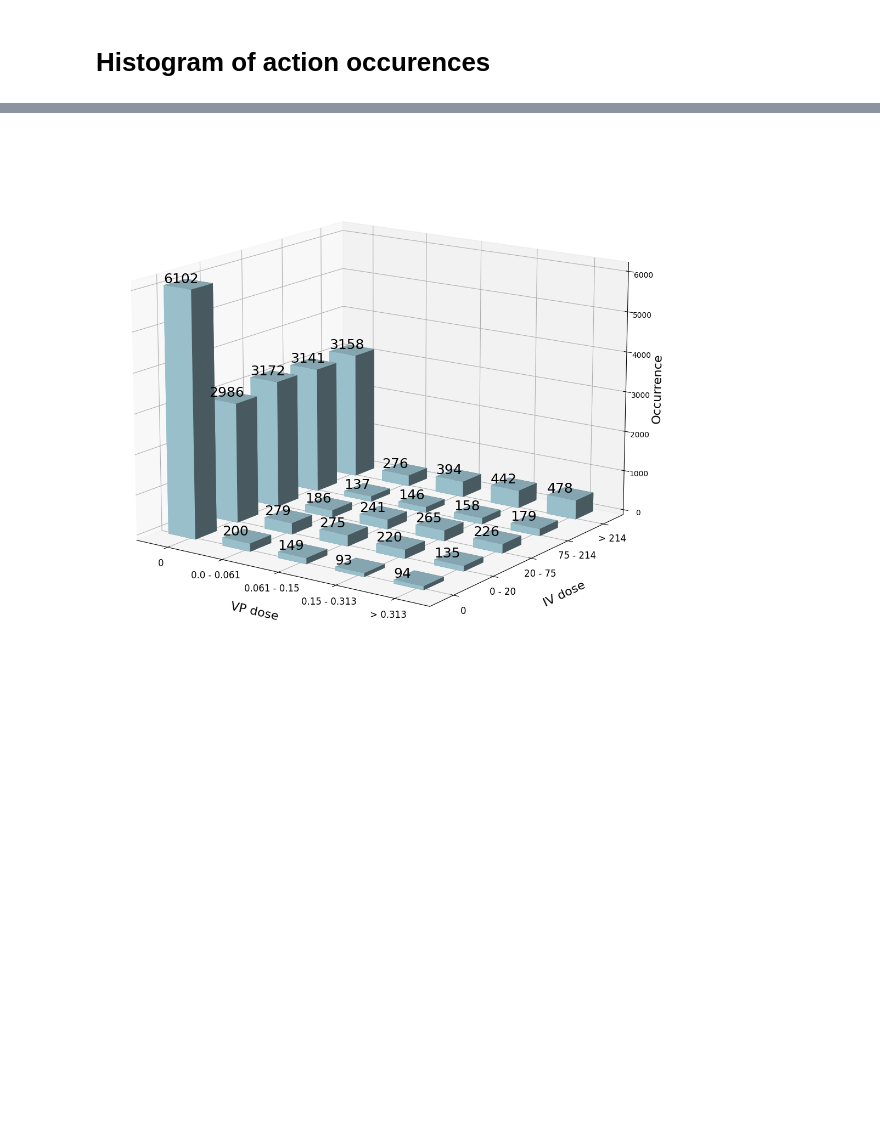
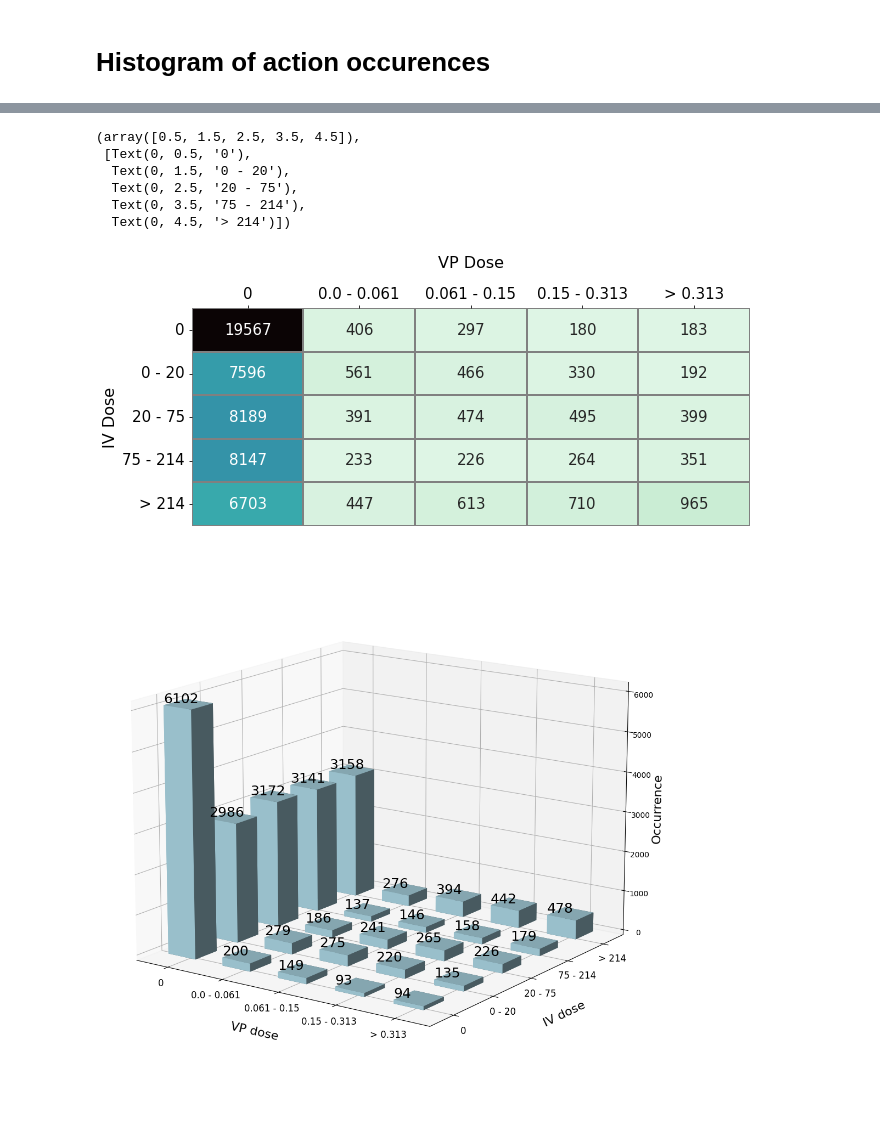
Before and after one commit to faaizT/CausalTwinAssessment, a Jupyter notebook: Hypothesis testing analysis (updated).ipynb, the cells around one changed output, grey strips where cells are left out. Cells and saved outputs as stored; diff of their text form; code cells hidden in the pictures; blank space fills up the shorter version.

Commit message:
Added different action space heatmap

```diff
--- a/Hypothesis testing analysis (updated).ipynb
+++ b/Hypothesis testing analysis (updated).ipynb
@@ -1062,3 +1063,24 @@ pivot_table
+# %%
+import seaborn as sns
+
+fig, axs = plt.subplots(1, 1, figsize=(10,4))
+sns.heatmap(pivot_table, annot=True, fmt='.0f', cmap="mako_r", ax=axs, annot_kws={"fontsize":15}, cbar=False, linewidths=0.1, linecolor='gray')
+plt.rcParams['xtick.bottom'] = plt.rcParams['xtick.labelbottom'] = False
+plt.rcParams['xtick.top'] = plt.rcParams['xtick.labeltop'] = True
+
+
+plt.xlabel('VP Dose', fontsize=16, labelpad=-270)
+plt.ylabel('IV Dose', fontsize=16)
+plt.xticks(fontsize=15)
+plt.yticks(rotation=0, fontsize=15)
+# %% [output]
+(array([0.5, 1.5, 2.5, 3.5, 4.5]),
+ [Text(0, 0.5, '0'),
+  Text(0, 1.5, '0 - 20'),
+  Text(0, 2.5, '20 - 75'),
+  Text(0, 3.5, '75 - 214'),
+  Text(0, 4.5, '> 214')])
+[figure, added]
 # %%
 from mpl_toolkits.mplot3d import Axes3D
 import matplotlib.pyplot as plt
```
Also changed, not shown: parts of 3 cells of this notebook, 1 other file.
